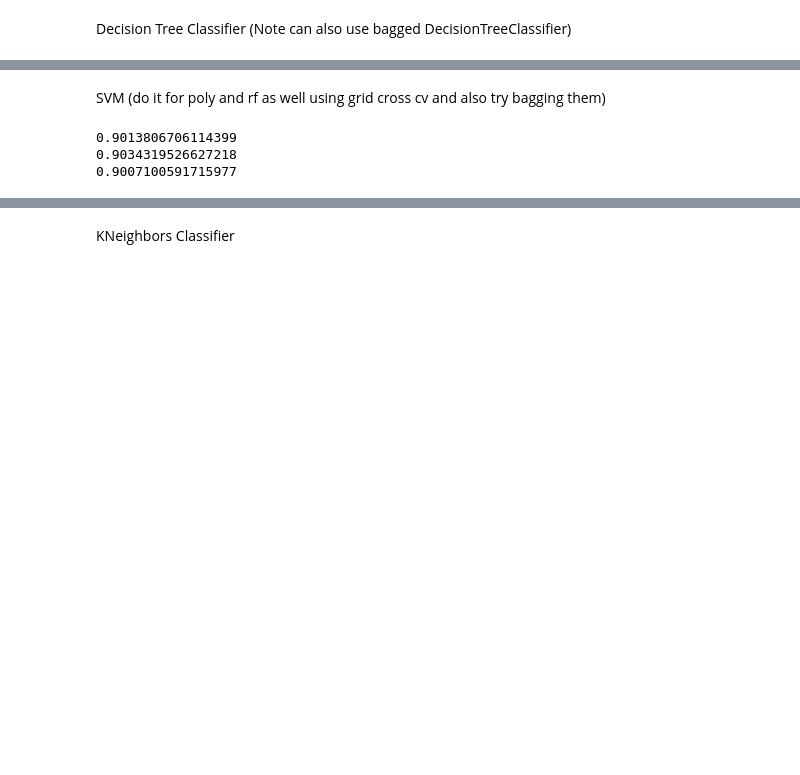
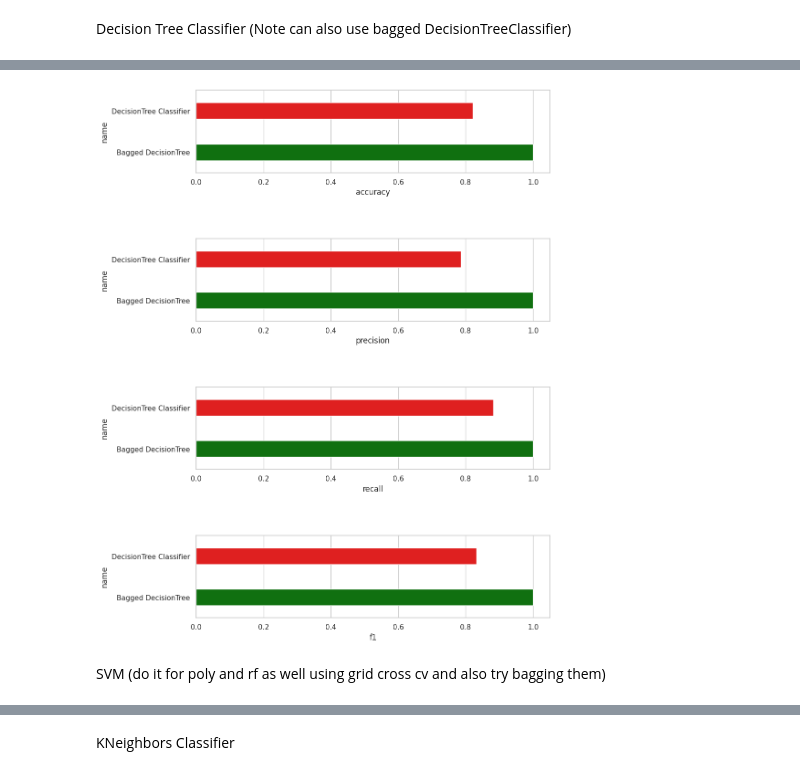
Before and after one commit to Pratham-99-Sh/DataScienceProject, a Jupyter notebook: trying/finalFile.ipynb, the cells around one changed output, grey strips where cells are left out. Drawn from its saved outputs; the diff is of its cells as text; code cells hidden in the pictures; blank space fills up the shorter version.

```diff
--- a/trying/finalFile.ipynb
+++ b/trying/finalFile.ipynb
@@ -495,21 +562,30 @@ print(scores_bagged_1.mean())
+# %%
+model_names = ['DecisionTree Classifier', 'Bagged DecisionTree']
+df_plt = pd.DataFrame()
+df_plt['name'] = model_names
+df_plt['accuracy'] = loc_acc
+df_plt['precision'] = loc_prec
+df_plt['recall'] = loc_rec
+df_plt['f1'] = loc_f1
+
+sns.set(style="whitegrid", rc={'figure.figsize':(10,15)})
+fig, axes = plt.subplots(4, 1)
+
+cols = ['red' if (x == 'DecisionTree Classifier') else 'green' for x in model_names]
+
+# Create subplots for each metric
+sns.barplot(y="name", x="accuracy", data=df_plt, ax=axes[0], hue ='name', width=0.4, palette=cols)
+sns.barplot(y="name", x="precision", data=df_plt, ax=axes[1], hue='name', width=0.4, palette=cols)
+sns.barplot(y="name", x="recall", data=df_plt, ax=axes[2], hue='name', width=0.4, palette=cols)
+sns.barplot(y="name", x="f1", data=df_plt, ax=axes[3], hue='name', width=0.4, palette=cols)
+
+
+
+plt.subplots_adjust(wspace=0.5, hspace=0.8)
+
+# Show the plot
+plt.show()
+# %% [output]
+[figure, added]
 # %% [markdown]
 SVM  (do it for poly and rf as well using grid cross cv and also try bagging them)
-# %%
-from sklearn.svm import SVC
-
-clf2 = SVC(kernel="rbf", C=20)
-clf2.fit(x_train, y_train)
-score_normal_2 = clf2.score(x_test, y_test)
-print(score_normal_2)
-
-scores_cross_2 = cross_val_score(SVC(kernel="rbf", C=20), X_scaled, y_sm, cv=5)
-print(scores_cross_2.mean())
-
-
-bag_model_2 = BaggingClassifier(estimator=SVC(kernel="rbf", C=20), n_estimators=30, max_samples=0.8, random_state=0)
-scores_bagged_2 = cross_val_score(bag_model_2, X_scaled, y_sm, cv=5)
-print(scores_bagged_2.mean())
-# %% [output]
-0.9013806706114399
-0.9034319526627218
-0.9007100591715977
```
Also changed, not shown: parts of 32 cells of this notebook.
